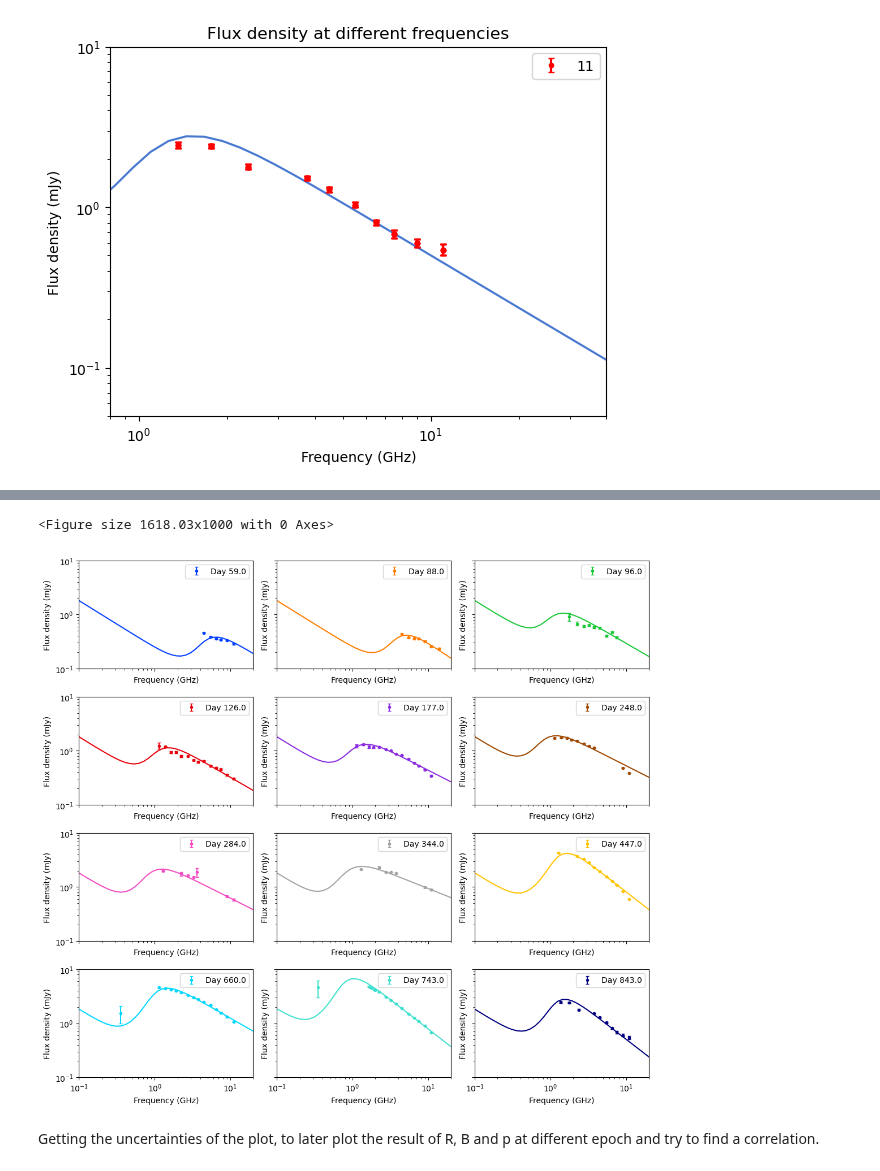
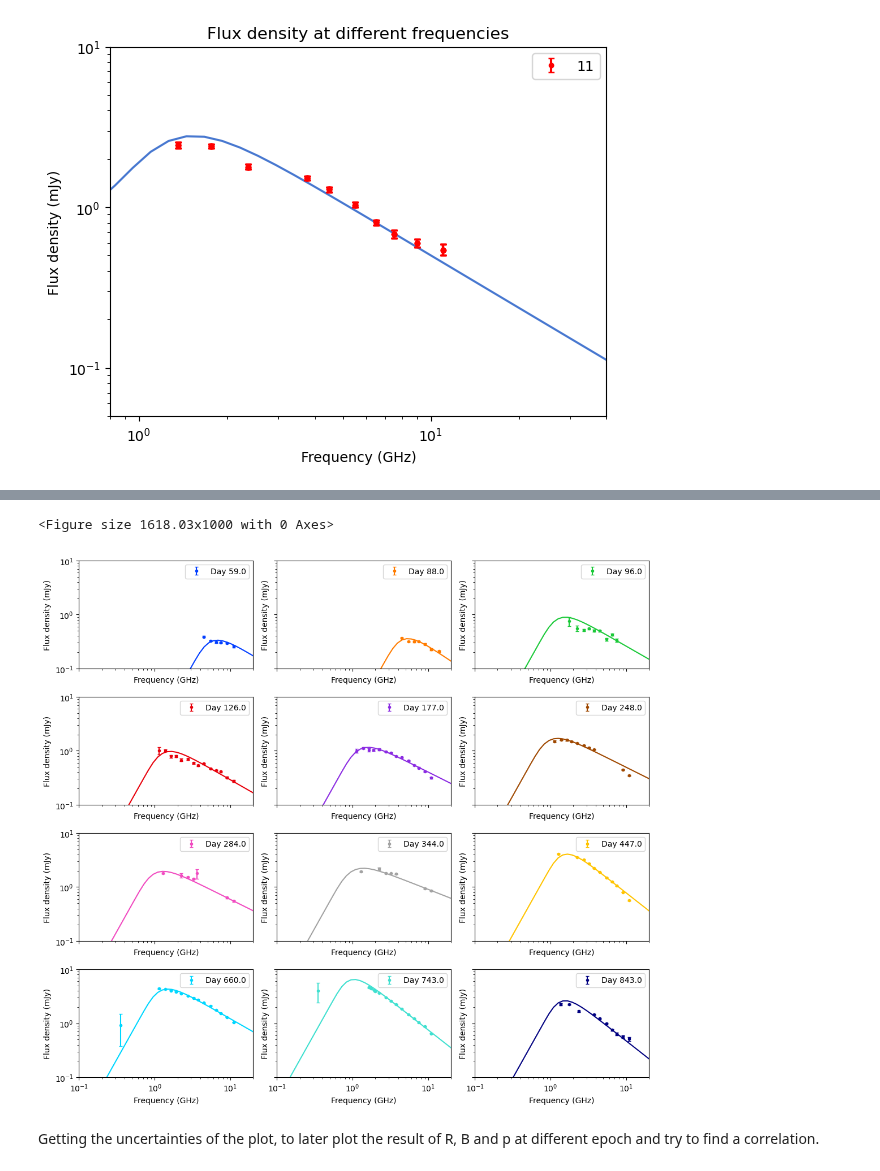
Before and after one commit to Camachoadri/JAEICU2024, a Jupyter notebook: TDE AT2019azh/TDE AT2019azh.ipynb, the cells around one changed output, grey strips where cells are left out. Cells and saved outputs as stored; diff of their text form; code cells hidden in the pictures.

```diff
--- a/TDE AT2019azh/TDE AT2019azh.ipynb
+++ b/TDE AT2019azh/TDE AT2019azh.ipynb
@@ -589,13 +589,14 @@ for freq in data_rec:
     day= round(freq['Days since detection'],roundDecim)
     Frequency=freq['Frequency (GHz)']
     Flux=freq['Flux density (mJy)']
+    FluxScaled=Flux -result['x'][0]*(Frequency/1.28)**(result['x'][1])
     FluxErr=freq['Flux density error (mJy)']
     for i, DayData in enumerate(days):
         if day == round(DayData,roundDecim):
             Index1= i%3
             Index2=0
             if i >=3: Index2= int((i-Index1)/3)
-            ax[Index2][Index1].errorbar(Frequency, Flux, yerr= FluxErr,
+            ax[Index2][Index1].errorbar(Frequency, FluxScaled, yerr= FluxErr,
                          fmt= '.',capsize= 2 , c=colors_dark[i], zorder=8, label= f'Day {day}')
             date_list[i][0].append(Frequency)
             date_list[i][1].append(Flux)
@@ -612,35 +613,35 @@ for freq in data_rec:
                 plt.setp(ax[Index2][Index1].get_yticklabels(), visible= False)
             if Index2 != ax.shape[1]:
                 plt.setp(ax[Index2][Index1].get_xticklabels(), visible= False)
 
 for i, DayData in enumerate(days):
     Index1= i%3
     Index2=0
     if i >=3: Index2= int((i-Index1)/3)
     F= FluxatTSynch(freqcont*1e9 , result['x'][2 + num_times + i], result['x'][2 + 2*num_times + i], result['x'][2+i]
-                    , distance, result['x'][0], result['x'][1])
+                    , distance, 0, result['x'][1])
     ax[Index2][Index1].plot(freqcont, F, c=colors_dark[i])
 
 #Function to only plot labels once
 def legend_without_duplicate_labels(ax):
     handles, labels = ax.get_legend_handles_labels()
     unique = [(h, l) for i, (h, l) in enumerate(zip(handles, labels)) if l not in labels[:i]]
     ax.legend(*zip(*unique))
 
 for i, DayData in enumerate(days):
     Index1= i%3
     Index2=0
     if i >=3: Index2= int((i-Index1)/3)
     legend_without_duplicate_labels(ax[Index2][Index1])
 
 fig.set_figheight(sizefig)
 fig.set_figwidth(sizefig*1.1)
 
 plt.tight_layout()
 plt.show()
 # %% [output]
 <Figure size 1618.03x1000 with 0 Axes>
-[figure, old version]
+[figure, new version]
 # %% [markdown]
 Getting the uncertainties of the plot, to later plot the result of R, B and p at different epoch and try to find a correlation.
 # %%
```
